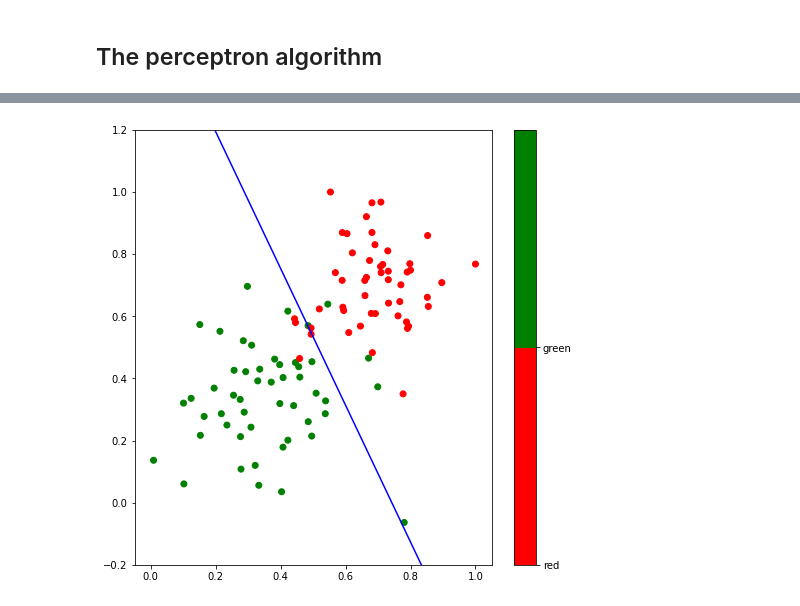
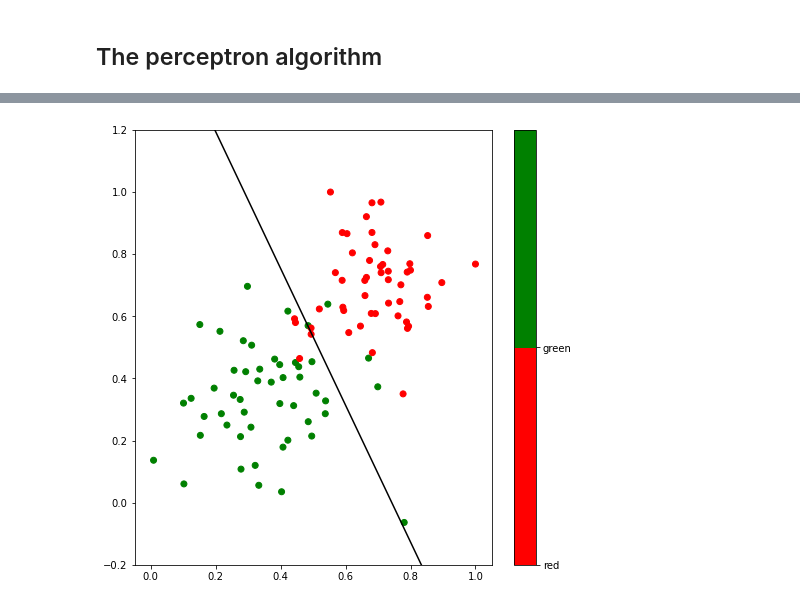
Before and after one commit to m1k2zoo/DL-Nanodegree, a Jupyter notebook: intro/perceptron.ipynb, the cells around one changed output, grey strips where cells are left out. Cells and saved outputs as stored; diff of their text form; code cells hidden in the pictures.

```diff
--- a/intro/perceptron.ipynb
+++ b/intro/perceptron.ipynb
@@ -147,13 +147,13 @@ cb.set_ticklabels(colors)
 # %%
 colors = ['red','green']
 fig = plt.figure(figsize=(8,8))
 axes = plt.gca()
 axes.set_ylim([-0.2,1.2])
 plt.scatter(X[:,0], X[:,1], c=y, cmap=matplotlib.colors.ListedColormap(colors))
 cb = plt.colorbar()
 loc = np.arange(0,max(y),max(y)/float(len(colors)))
 cb.set_ticks(loc)
-plt.plot(t, boundaries[-1][0]*t + boundaries[-1][1],color='b')
+plt.plot(t, boundaries[-1][0]*t + boundaries[-1][1],color='k')
 cb.set_ticklabels(colors)
 # %% [output]
-[figure, old version]
+[figure, new version]
```
Also changed, not shown: parts of 1 cell of this notebook.
